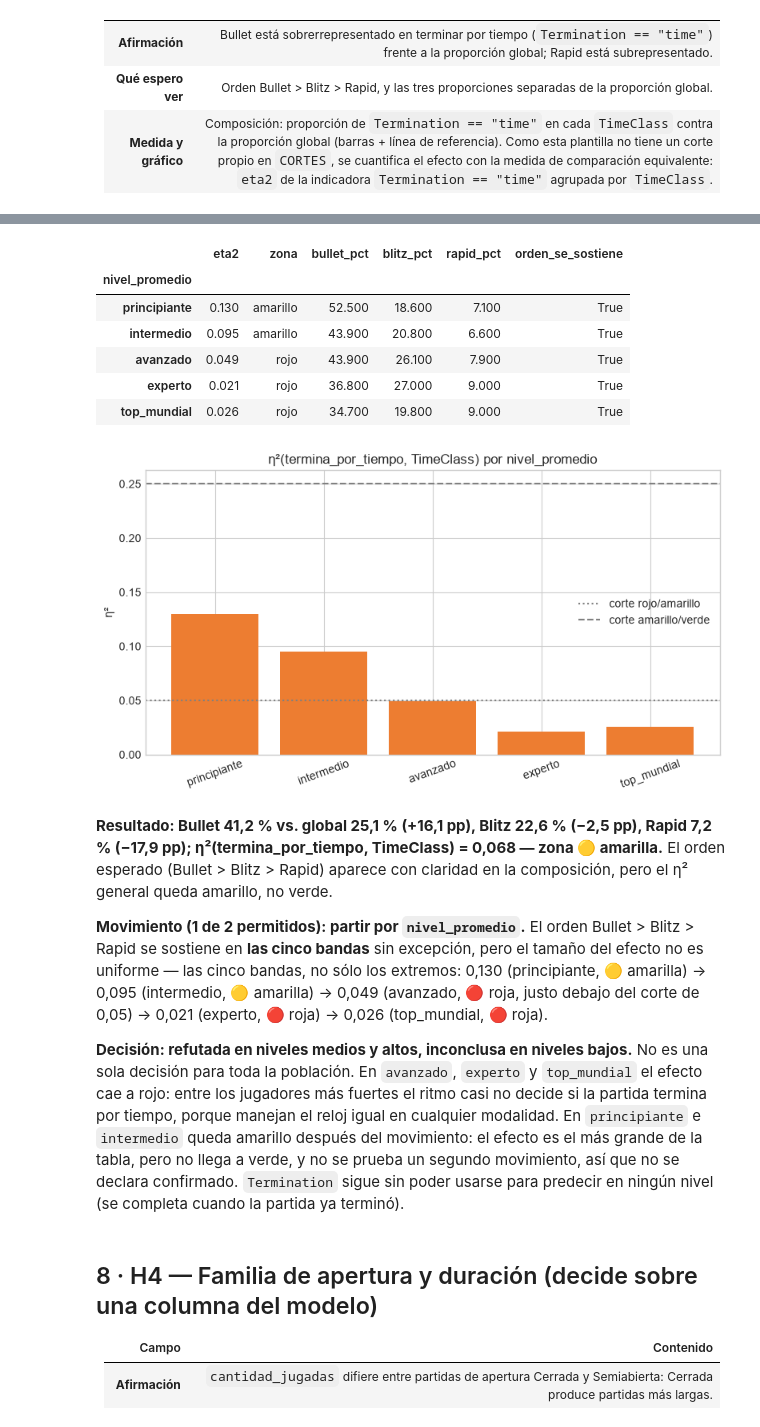
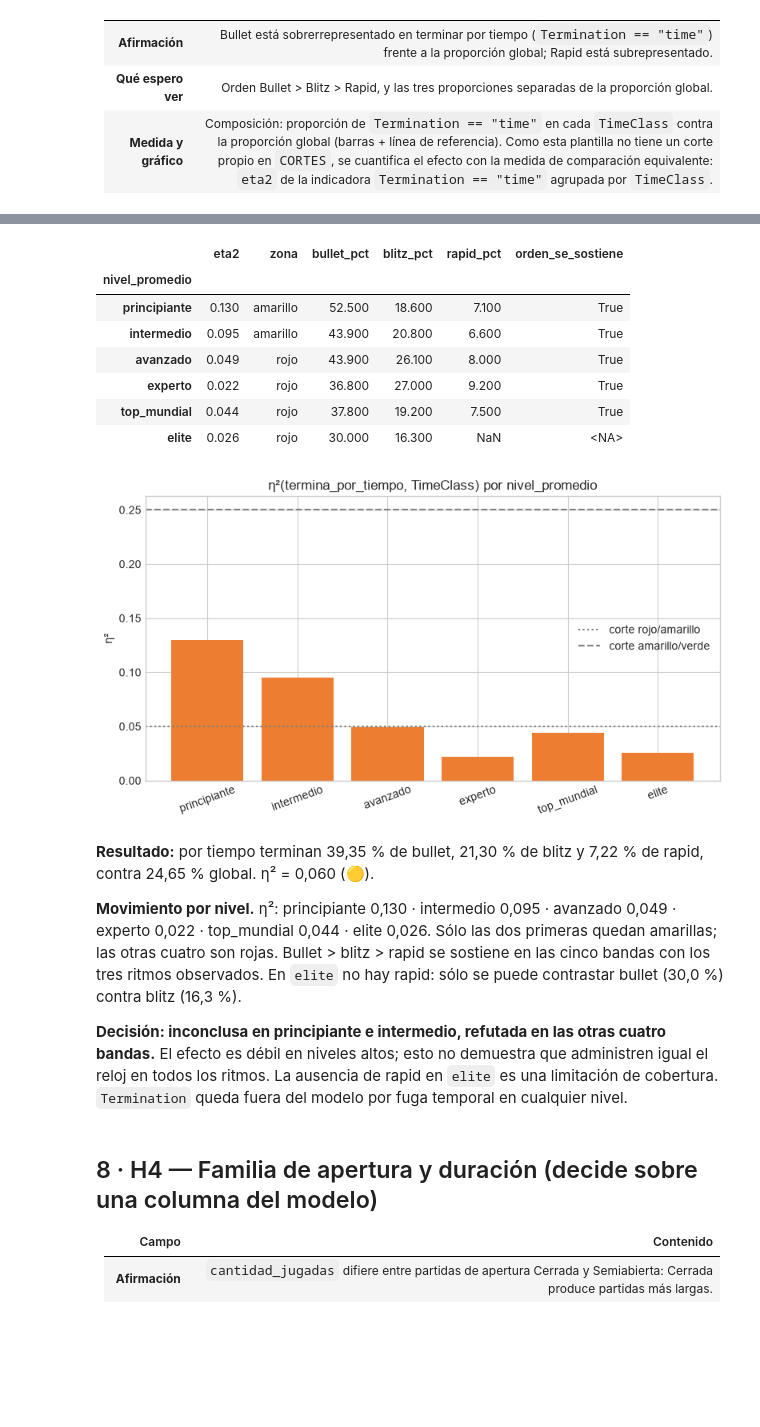
Before and after one commit to BautistaAlosMartorell/chess-outcome-prediction, a Jupyter notebook: notebooks/02_eda_hipotesis.ipynb, the cells around one changed output, grey strips where cells are left out. Cells and saved outputs as stored; diff of their text form; code cells hidden in the pictures; blank space fills up the shorter version.

```diff
--- a/notebooks/02_eda_hipotesis.ipynb
+++ b/notebooks/02_eda_hipotesis.ipynb
@@ -30,6 +30,11 @@ if PROJECT_ROOT.name == "notebooks":
     PROJECT_ROOT = PROJECT_ROOT.parent
 if str(PROJECT_ROOT) not in sys.path:
     sys.path.insert(0, str(PROJECT_ROOT))
+
+from src.utils import load_config
+
+config = load_config(PROJECT_ROOT / "config" / "config.yaml")
+LEVEL_ORDER = list(config["elo"]["bandas"])
 
 DATA_PATH = PROJECT_ROOT / "data" / "processed" / "partidas_ajedrez_clean.parquet"
 RANDOM_STATE = 42
@@ -791,52 +795,51 @@ Proporción global de terminación por tiempo = 25.1%
 # %%
-# η² quedó en zona amarilla: se prueba UN movimiento — partir por nivel_promedio,
-# elegido porque el gráfico de barras no distingue por nivel y esa es justamente la
-# variable que la sección 2 mostró bien cubierta (18-22 % cada banda, sin dominante).
-level_order = ["principiante", "intermedio", "avanzado", "experto", "top_mundial"]
+# Split by every configured rating band, including elite.
+level_order = LEVEL_ORDER
 h3_by_level_rows = []
 for level in level_order:
     sub = df.loc[df["nivel_promedio"] == level]
     sub_is_time = sub["Termination"].astype("string").str.lower().eq("time").astype(int)
     eta_level = eta2(sub_is_time, sub["TimeClass"])
     proportions = sub.assign(_time=sub_is_time).groupby("TimeClass", observed=True)["_time"].mean()
     h3_by_level_rows.append(
         {
             "nivel_promedio": level,
             "eta2": round(eta_level, 3),
             "zona": semaforo(eta_level, "eta2"),
             "bullet_pct": round(proportions.get("bullet", float("nan")) * 100, 1),
             "blitz_pct": round(proportions.get("blitz", float("nan")) * 100, 1),
             "rapid_pct": round(proportions.get("rapid", float("nan")) * 100, 1),
-            "orden_se_sostiene": proportions.get("bullet", 0) > proportions.get("blitz", 0) > proportions.get("rapid", 0),
+            "orden_se_sostiene": (proportions["bullet"] > proportions["blitz"] > proportions["rapid"]) if set(TIME_ORDER) <= set(proportions.index) else pd.NA,
         }
     )
 h3_by_level = pd.DataFrame(h3_by_level_rows).set_index("nivel_promedio")
 display(h3_by_level)
 
 fig, ax = plt.subplots(figsize=(8, 4.5))
 ax.bar(h3_by_level.index, h3_by_level["eta2"], color="#ed7d31")
 ax.axhline(0.05, color="gray", linestyle=":", label="corte rojo/amarillo")
 ax.axhline(0.25, color="gray", linestyle="--", label="corte amarillo/verde")
 ax.set(title="η²(termina_por_tiempo, TimeClass) por nivel_promedio", ylabel="η²")
 ax.legend()
 plt.xticks(rotation=20)
 plt.tight_layout()
 plt.show()
 # %% [output]
 |  | eta2 | zona | bullet_pct | blitz_pct | rapid_pct | orden_se_sostiene |
 | nivel_promedio |  |  |  |  |  |  |
 | principiante | 0.130 | amarillo | 52.500 | 18.600 | 7.100 | True |
 | intermedio | 0.095 | amarillo | 43.900 | 20.800 | 6.600 | True |
-| avanzado | 0.049 | rojo | 43.900 | 26.100 | 7.900 | True |
-| experto | 0.021 | rojo | 36.800 | 27.000 | 9.000 | True |
-| top_mundial | 0.026 | rojo | 34.700 | 19.800 | 9.000 | True |
+| avanzado | 0.049 | rojo | 43.900 | 26.100 | 8.000 | True |
+| experto | 0.022 | rojo | 36.800 | 27.000 | 9.200 | True |
+| top_mundial | 0.044 | rojo | 37.800 | 19.200 | 7.500 | True |
+| elite | 0.026 | rojo | 30.000 | 16.300 | NaN | <NA> |
-[figure, old version]
+[figure, new version]
 # %% [markdown]
-**Resultado: Bullet 41,2 % vs. global 25,1 % (+16,1 pp), Blitz 22,6 % (−2,5 pp), Rapid 7,2 % (−17,9 pp); η²(termina_por_tiempo, TimeClass) = 0,068 — zona 🟡 amarilla.** El orden esperado (Bullet > Blitz > Rapid) aparece con claridad en la composición, pero el η² general queda amarillo, no verde.
+**Resultado:** por tiempo terminan 39,35 % de bullet, 21,30 % de blitz y 7,22 % de rapid, contra 24,65 % global. η² = 0,060 (🟡).
 
-**Movimiento (1 de 2 permitidos): partir por `nivel_promedio`.** El orden Bullet > Blitz > Rapid se sostiene en **las cinco bandas** sin excepción, pero el tamaño del efecto no es uniforme — las cinco bandas, no sólo los extremos: 0,130 (principiante, 🟡 amarilla) → 0,095 (intermedio, 🟡 amarilla) → 0,049 (avanzado, 🔴 roja, justo debajo del corte de 0,05) → 0,021 (experto, 🔴 roja) → 0,026 (top_mundial, 🔴 roja).
+**Movimiento por nivel.** η²: principiante 0,130 · intermedio 0,095 · avanzado 0,049 · experto 0,022 · top_mundial 0,044 · elite 0,026. Sólo las dos primeras quedan amarillas; las otras cuatro son rojas. Bullet > blitz > rapid se sostiene en las cinco bandas con los tres ritmos observados. En `elite` no hay rapid: sólo se puede contrastar bullet (30,0 %) contra blitz (16,3 %).
 
-**Decisión: refutada en niveles medios y altos, inconclusa en niveles bajos.** No es una sola decisión para toda la población. En `avanzado`, `experto` y `top_mundial` el efecto cae a rojo: entre los jugadores más fuertes el ritmo casi no decide si la partida termina por tiempo, porque manejan el reloj igual en cualquier modalidad. En `principiante` e `intermedio` queda amarillo después del movimiento: el efecto es el más grande de la tabla, pero no llega a verde, y no se prueba un segundo movimiento, así que no se declara confirmado. `Termination` sigue sin poder usarse para predecir en ningún nivel (se completa cuando la partida ya terminó).
+**Decisión: inconclusa en principiante e intermedio, refutada en las otras cuatro bandas.** El efecto es débil en niveles altos; esto no demuestra que administren igual el reloj en todos los ritmos. La ausencia de rapid en `elite` es una limitación de cobertura. `Termination` queda fuera del modelo por fuga temporal en cualquier nivel.
 # %% [markdown]
 ## 8 · H4 — Familia de apertura y duración (decide sobre una columna del modelo)
 
```
Also changed, not shown: parts of 69 cells of this notebook, 2 other files.
